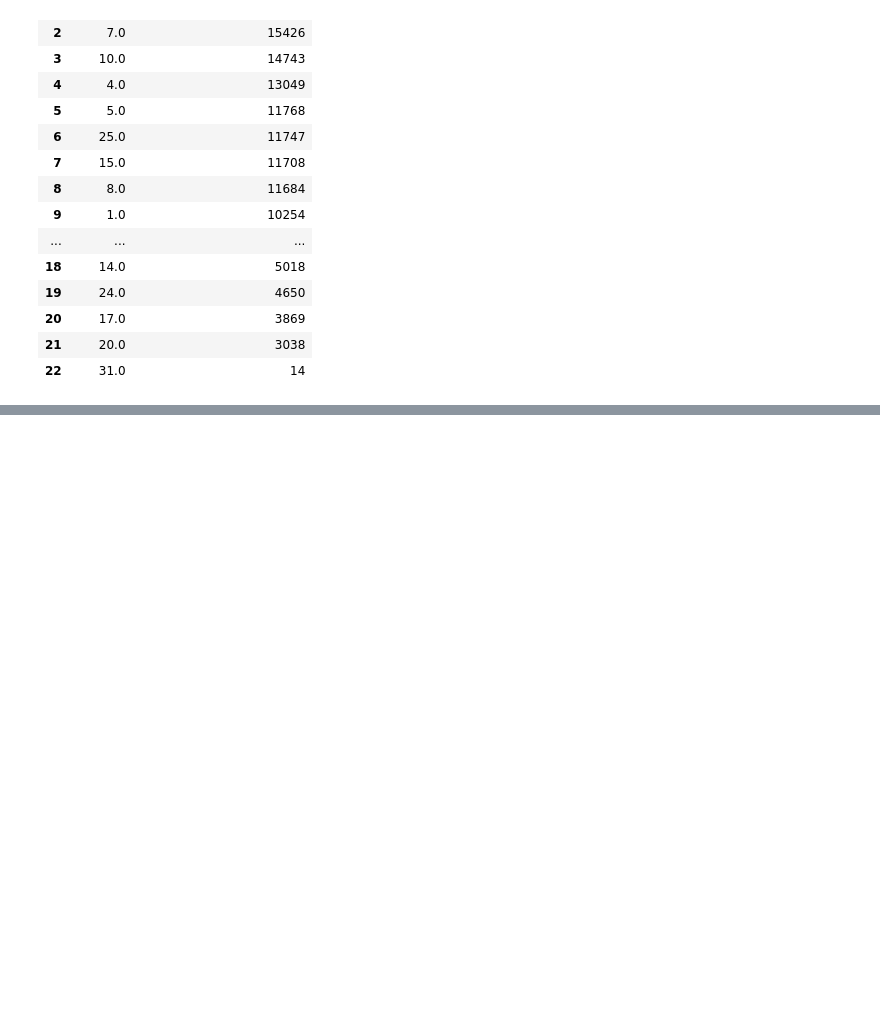
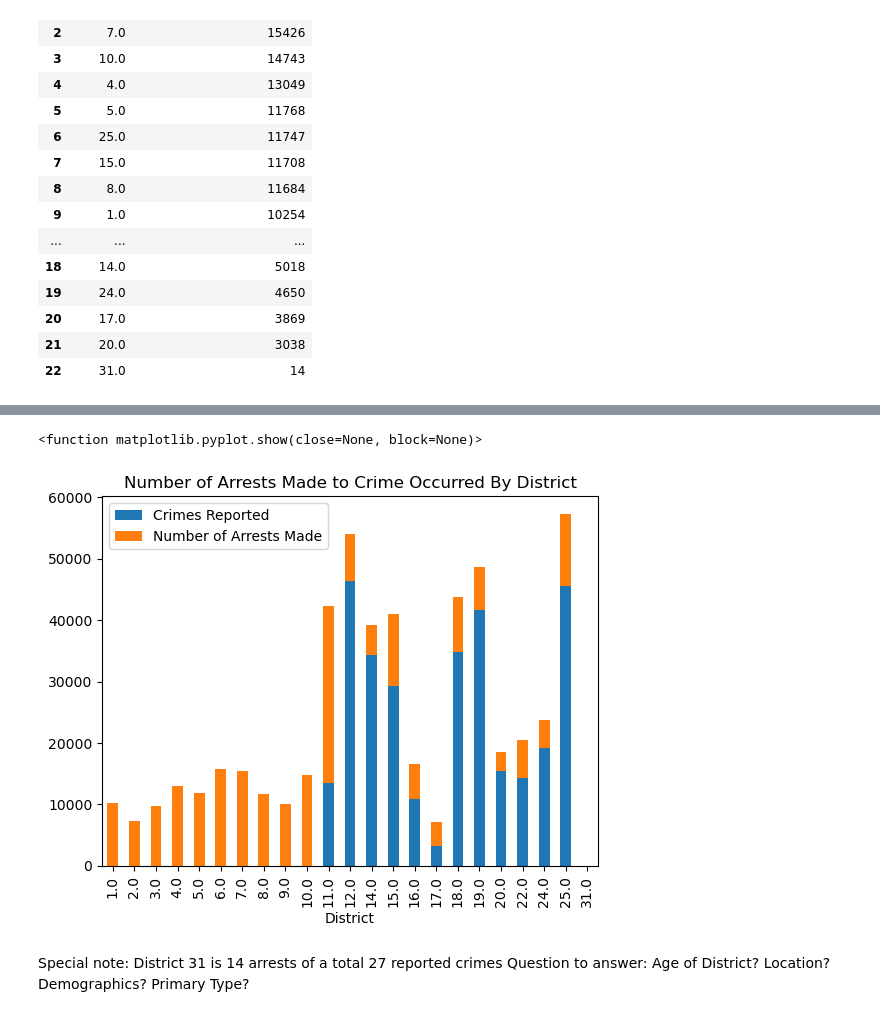
Before and after one commit to jdmandras/Project-1, a Jupyter notebook: Question1.ipynb, the cells around one changed output, grey strips where cells are left out. Saved outputs shown, nothing was run; the diff lists cells and outputs as text; code cells hidden in the pictures; blank space fills up the shorter version.

Commit message:
stacked bar

```diff
--- a/Question1.ipynb
+++ b/Question1.ipynb
@@ -104,0 +82,7 @@ District_df
+# %%
+District_df = district_counts.merge(arrest_counts)
+#District_df = District_df.set_index("District")
+District_df = District_df.sort_values(by ="District", ascending = True)
+District_df["Crimes Reported"]= District_df["Number of Crime Occurrences"]-District_df["Number of Arrests Made"]
+District_df = District_df[["District","Crimes Reported","Number of Arrests Made"]]
+District_df
@@ -104,0 +107,13 @@ District_df
+# %%
+# Stacked bar chart for Arrest:Crime by District
+District_df.plot (x="District", kind="bar", stacked=True, title="Number of Arrests Made to Crime Occurred By District")
+df_total = District_df["Number of Arrests Made"] + District_df["Crimes Reported"]
+df_rel = District_df[District_df.columns[1:]].div(df_total, 0) * 100
+
+plt.show
+# %% [output]
+<function matplotlib.pyplot.show(close=None, block=None)>
+[figure, added]
+# %% [markdown]
+Special note: District 31 is 14 arrests of a total 27 reported crimes
+Question to answer: Age of District? Location? Demographics? Primary Type?
```
Also changed, not shown: parts of 4 cells of this notebook.
